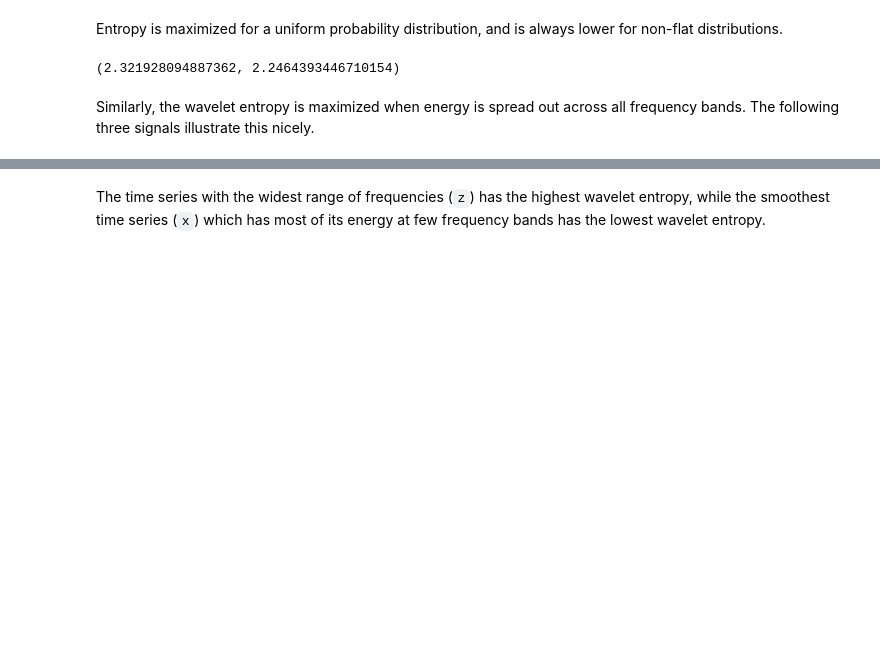
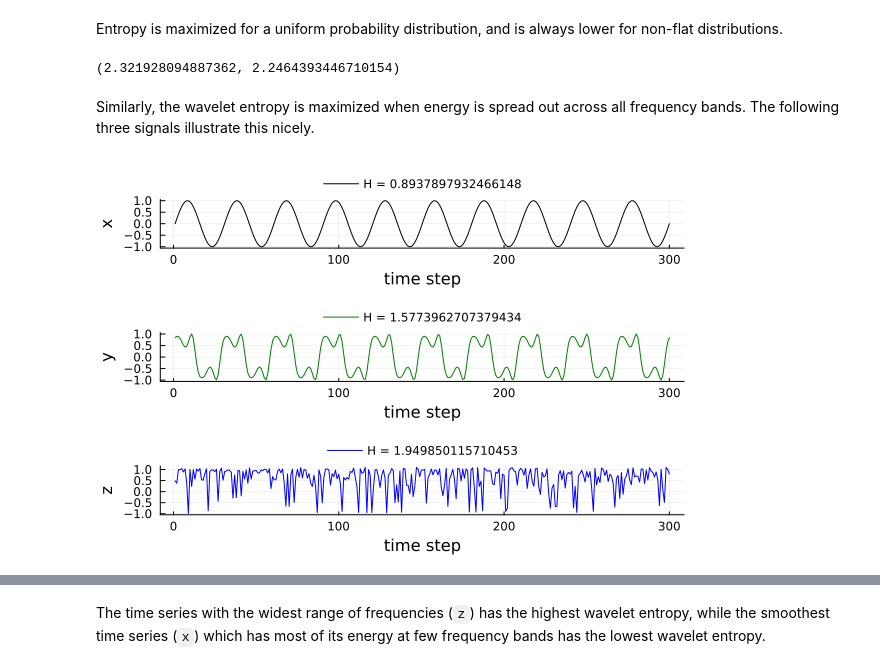
Before and after one commit to kahaaga/waveletentropy_example, a Jupyter notebook: wavelet_entropy_example.ipynb, the cells around one changed output, grey strips where cells are left out. Saved outputs shown, nothing was run; the diff lists cells and outputs as text; code cells hidden in the pictures; blank space fills up the shorter version.

Commit message:
Use ComplexityMeasures.jl instead of Entropies.jl

```diff
--- a/wavelet_entropy_example.ipynb
+++ b/wavelet_entropy_example.ipynb
@@ -116,29 +130,34 @@ genentropy(Probabilities([0.2, 0.2, 0.2, 0.2, 0.2]), base = 2), genentropy(Proba
 # %% [markdown]
 Similarly, the wavelet entropy is maximized when energy is spread out across all frequency bands. The following three signals illustrate this nicely.
 # %%
+relative_wavelet_energies = ComplexityMeasures.relative_wavelet_energies
+get_modwt = ComplexityMeasures.get_modwt
 x = sin.(t);
 y = sin.(t .+  cos.(t/0.5));
 z = sin.(rand(1:15, N) ./ rand(1:10, N)) .+ rand(N)*0.1
 
 est = TimeScaleMODWT()
-h_x = Entropies.genentropy(x, est, base = 2)
-h_y = Entropies.genentropy(y, est, base = 2)
-h_z = Entropies.genentropy(z, est, base = 2)
+h = Shannon(base = 2)
+h_x = entropy(h,est, x)
+h_y = entropy(h,est, y)
+h_z = entropy(h,est, z)
 
 px = plot(x, ylabel = "x", c = :black, label = "H = $(h_x)")
 py = plot(y, ylabel = "y", c = :green, label = "H = $(h_y)")
 pz = plot(z, ylabel = "z", c = :blue, label = "H = $(h_z)")
 
 # Get coefficients, then compute relative energies corresponding to
 # different frequency bands.
 wl = Wavelets.WT.Haar()
-ρx = Entropies.relative_wavelet_energies(Entropies.get_modwt(x, wl))
-ρy = Entropies.relative_wavelet_energies(Entropies.get_modwt(y, wl))
-ρz = Entropies.relative_wavelet_energies(Entropies.get_modwt(z, wl))
-# Or Entropies.time_scale_density(ts, wl) directly
+ρx = relative_wavelet_energies(get_modwt(x, wl))
+ρy = relative_wavelet_energies(get_modwt(y, wl))
+ρz = relative_wavelet_energies(get_modwt(z, wl))
+# Or ComplexityMeasures.time_scale_density(ts, wl) directly
 
 plot(px, py, pz, layout = grid(3, 1), xlabel = "time step",
     legend = :outertop, fg_legend = :transparent, bg_legend = :transparent)
+# %% [output]
+[figure, added]
 # %%
 frequency_bands = [string("(", 1/2^(j+1), " ", 1/2^j, "]") for j = 1:length(ρx)]
 distx = bar(ρx, c = :black, ylabel = "Probability", xticks = (1:length(ρx), frequency_bands), xrotation =-45, xtickfont = font(6), label = "H = $(round(h_x, digits = 4))")
```
Also changed, not shown: parts of 12 cells of this notebook, 1 other file.
